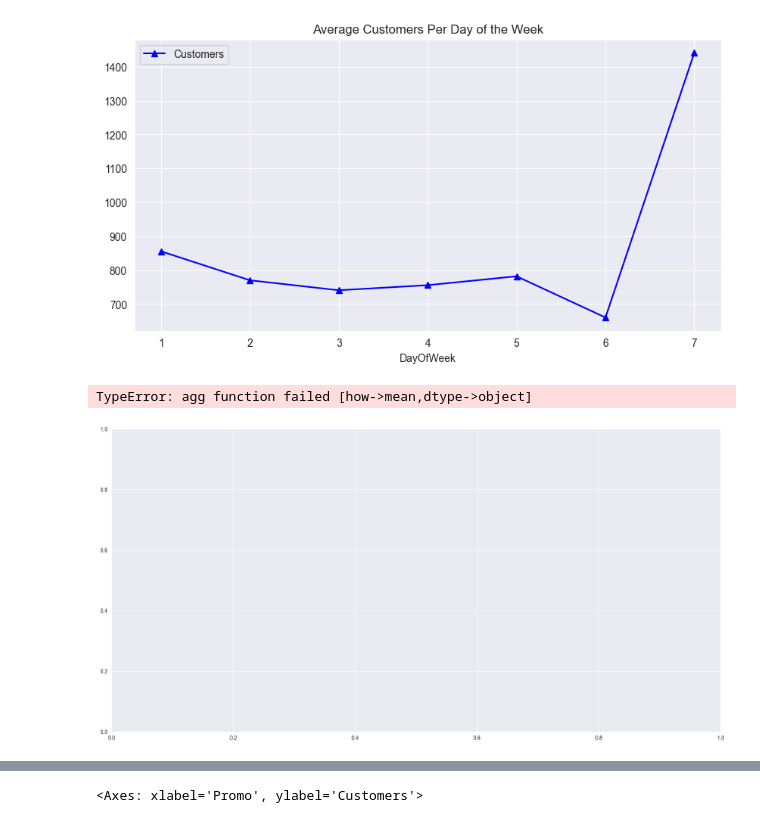
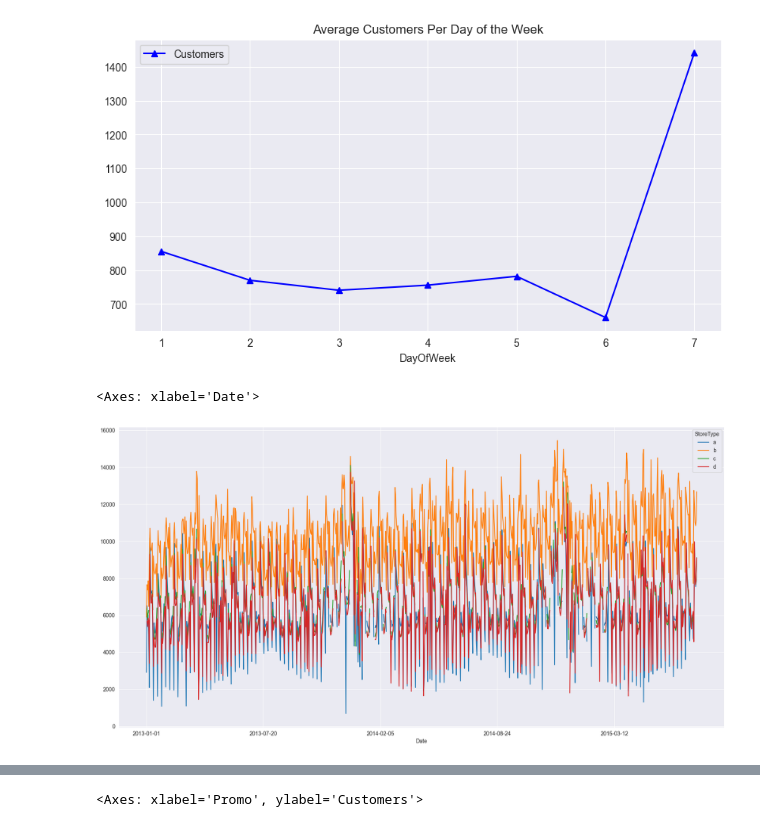
Before and after one commit to ToanNV/bps-asm, a Jupyter notebook: asm2/rossmann_store_sales_solution.ipynb, the cells around one changed output, grey strips where cells are left out. Cells and saved outputs as stored; diff of their text form; code cells hidden in the pictures.

Commit message:
Draw up the average sales chart group by date & store type

```diff
--- a/asm2/rossmann_store_sales_solution.ipynb
+++ b/asm2/rossmann_store_sales_solution.ipynb
@@ -443,9 +440,9 @@ Text(0.5, 1.0, 'Average Customers Per Day of the Week')
 <Figure size 640x480 with 0 Axes>
 [figure]
 # %%
-# fig, ax = plt.subplots(figsize=(20,10))
-# sales_train_all_df.groupby(['Date','StoreType']).mean()['Sales'].unstack().plot(ax=ax)
+fig, ax = plt.subplots(figsize=(20,10))
+sales_train_all_df.groupby(['Date','StoreType'])['Sales'].mean().unstack().plot(ax=ax)
 # %% [output]
-TypeError: agg function failed [how->mean,dtype->object]
+<Axes: xlabel='Date'>
-[figure, old version]
+[figure, new version]
 # %%
```
Also changed, not shown: parts of 4 cells of this notebook.
